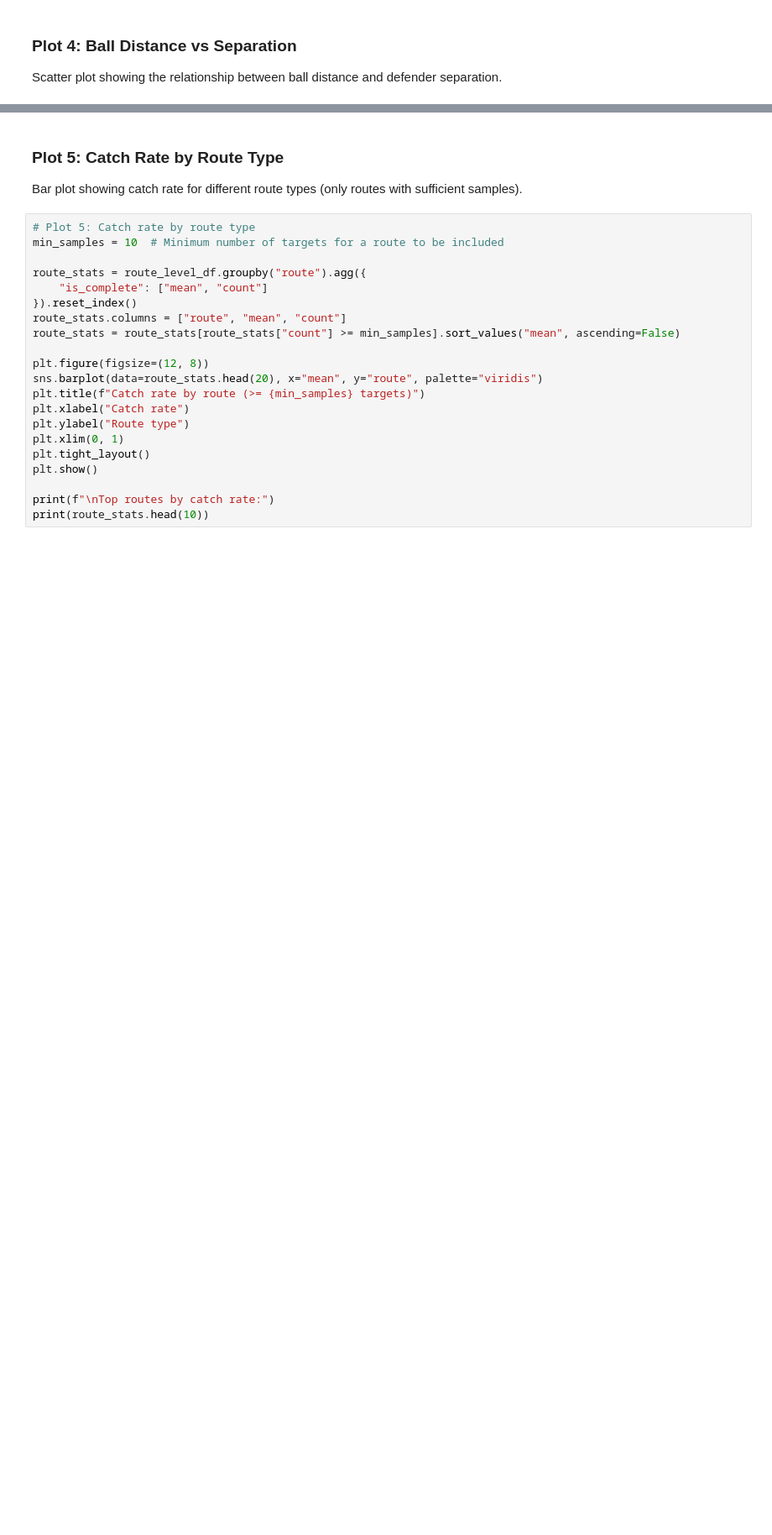
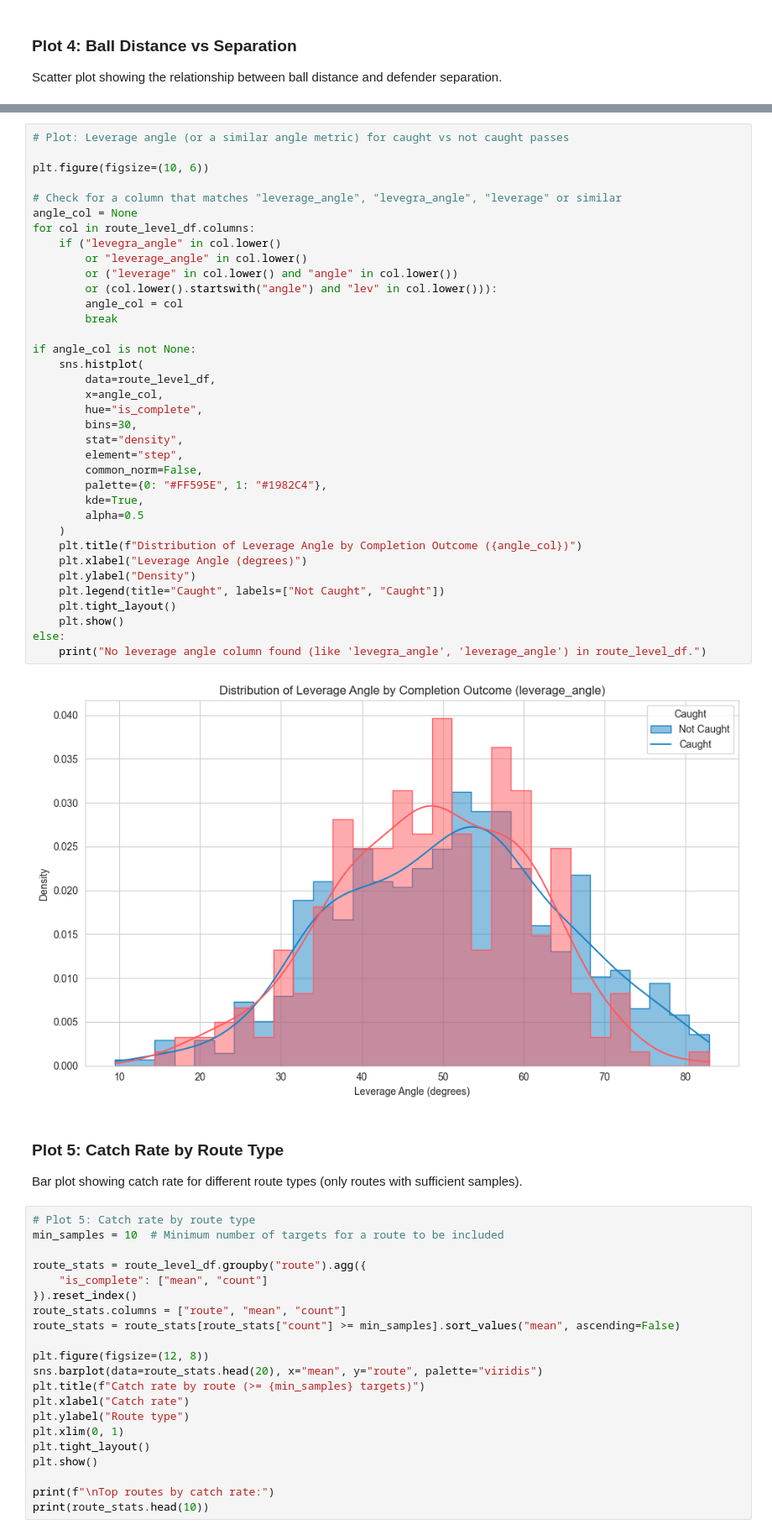
Before and after one commit to alexanderlee10/NFL-Databowl-2025, a Jupyter notebook: 12-5 NFL databowl working/12-5 NFL databowl working notebook.ipynb, the cells around one changed output, grey strips where cells are left out. Shown: that part at 84% size. Cells and saved outputs as stored; diff of their text form; blank space fills up the shorter version.

```diff
--- a/12-5 NFL databowl working/12-5 NFL databowl working notebook.ipynb
+++ b/12-5 NFL databowl working/12-5 NFL databowl working notebook.ipynb
@@ -559,3 +922,41 @@ plt.show()
+# %%
+# Plot: Leverage angle (or a similar angle metric) for caught vs not caught passes
+
+plt.figure(figsize=(10, 6))
+
+# Check for a column that matches "leverage_angle", "levegra_angle", "leverage" or similar
+angle_col = None
+for col in route_level_df.columns:
+    if ("levegra_angle" in col.lower()
+        or "leverage_angle" in col.lower()
+        or ("leverage" in col.lower() and "angle" in col.lower())
+        or (col.lower().startswith("angle") and "lev" in col.lower())):
+        angle_col = col
+        break
+
+if angle_col is not None:
+    sns.histplot(
+        data=route_level_df,
+        x=angle_col,
+        hue="is_complete",
+        bins=30,
+        stat="density",
+        element="step",
+        common_norm=False,
+        palette={0: "#FF595E", 1: "#1982C4"},
+        kde=True,
+        alpha=0.5
+    )
+    plt.title(f"Distribution of Leverage Angle by Completion Outcome ({angle_col})")
+    plt.xlabel("Leverage Angle (degrees)")
+    plt.ylabel("Density")
+    plt.legend(title="Caught", labels=["Not Caught", "Caught"])
+    plt.tight_layout()
+    plt.show()
+else:
+    print("No leverage angle column found (like 'levegra_angle', 'leverage_angle') in route_level_df.")
+# %% [output]
+[figure, added]
 # %% [markdown]
 ### Plot 5: Catch Rate by Route Type
 
```
Also changed, not shown: parts of 21 cells of this notebook, 1 other file.
